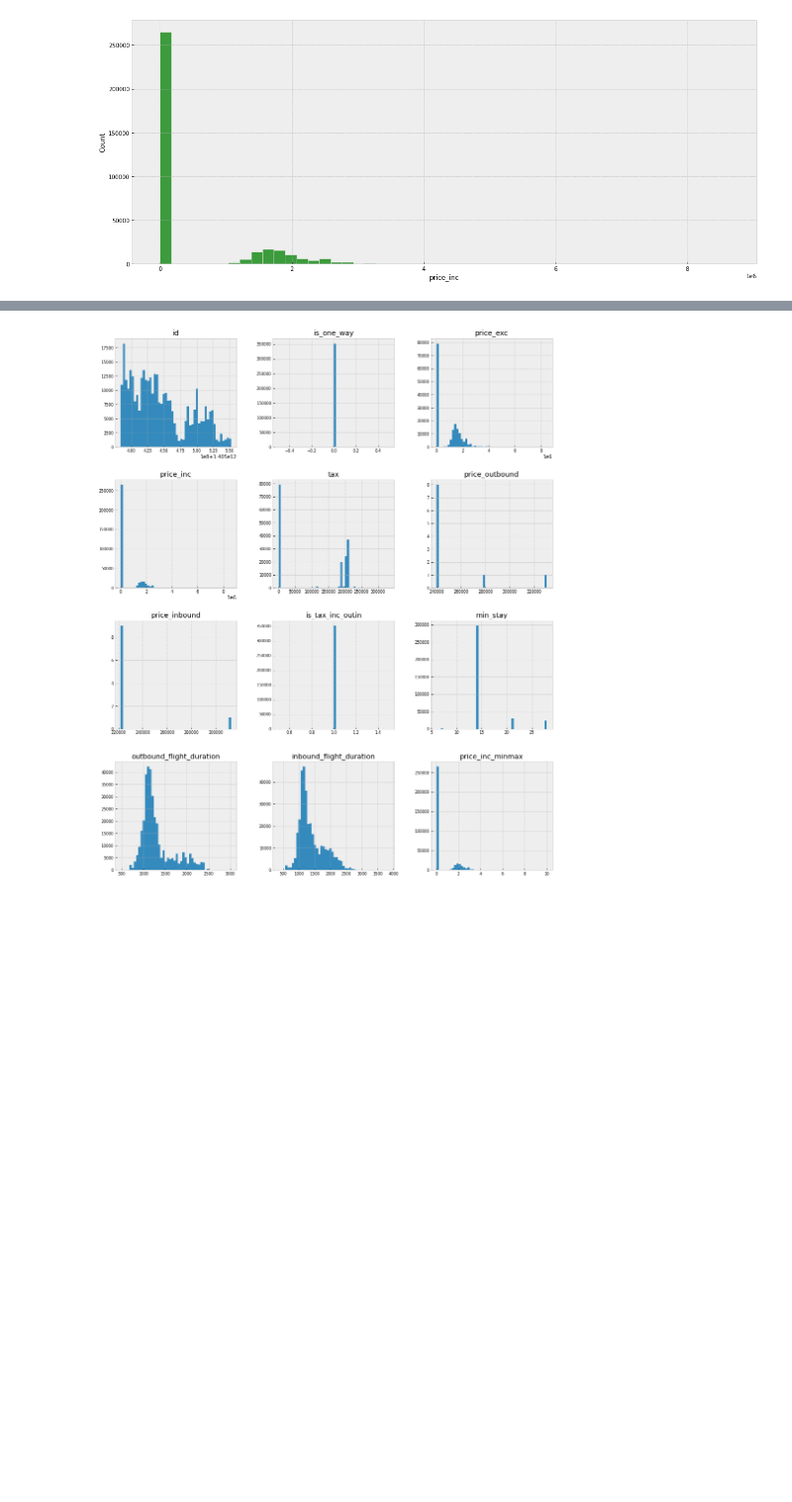
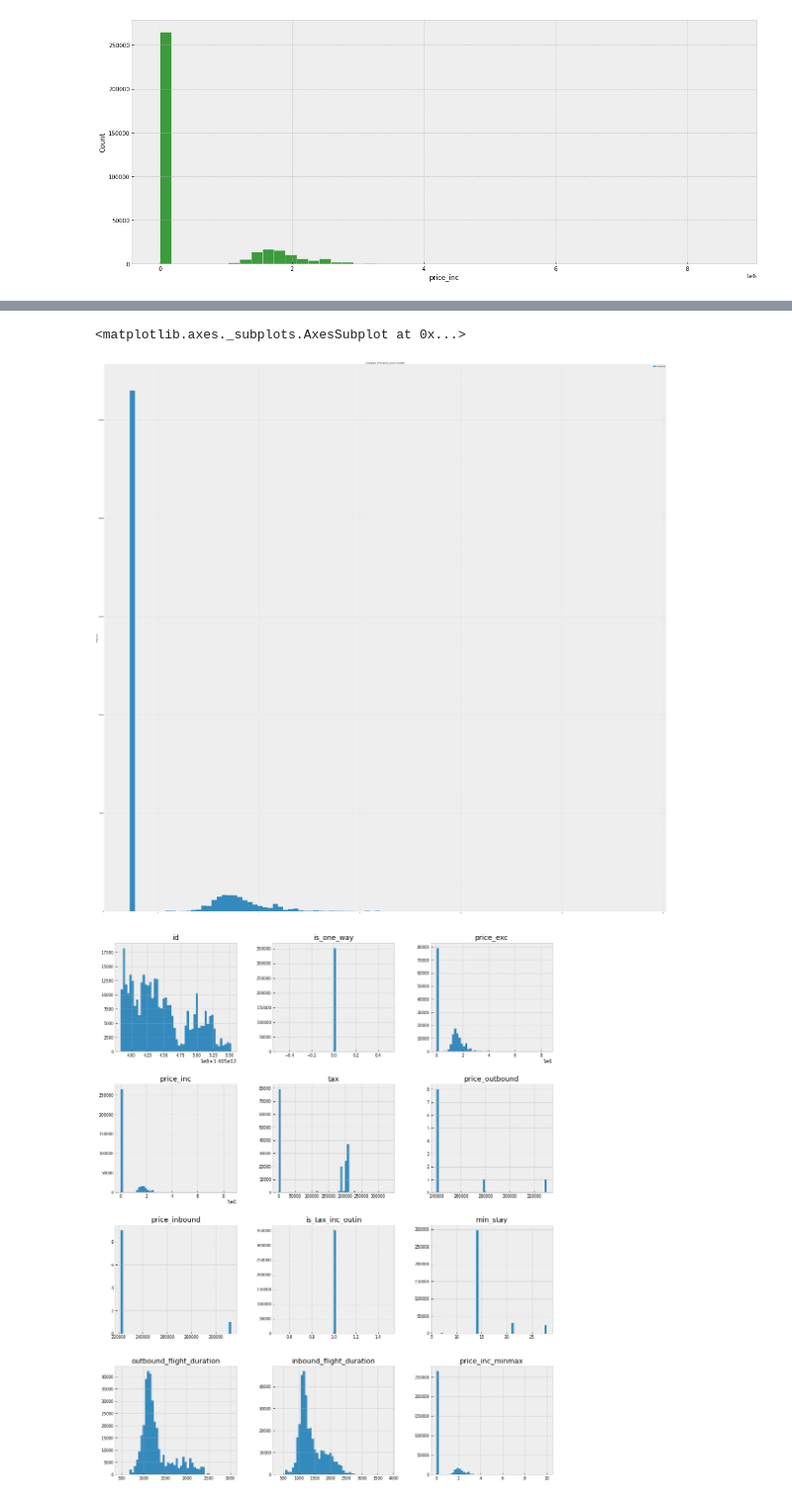
Before and after one commit to junheeyoon/alps, a Jupyter notebook: infare_eda.ipynb, the cells around one changed output, grey strips where cells are left out. Shown at 99% size. Saved outputs shown, nothing was run; the diff lists cells and outputs as text; code cells hidden in the pictures; blank space fills up the shorter version.

```diff
--- a/infare_eda.ipynb
+++ b/infare_eda.ipynb
@@ -216,0 +229,13 @@ sns.histplot(df_all['price_inc'], color='g', bins=50);
+# %%
+#Age NaN 값 제거
+import numpy as np
+price_remove_nan = np.array(df_all['price_inc'])
+import scipy.stats as ss
+
+#zscore 값 출력
+price_zscore = ss.zscore(price_remove_nan)
+price_zscore
+
+#np_array -> DataFrame 변환(표)
+df_zscore = pd.DataFrame(price_zscore, columns=['PriceZscore'])
+df_zscore
@@ -217,3 +256,12 @@ sns.histplot(df_all['price_inc'], color='g', bins=50);
+# %%
+#plot 형식으로 출력
+df_zscore.plot.hist(
+  bins = 100,
+  title = "Histogram of the price_zscore variable"
+)
+# %% [output]
+<matplotlib.axes._subplots.AxesSubplot at 0x...>
+[figure, added]
 # %%
 df_num = df_all.select_dtypes(include = ['float64', 'int64'])
 df_num.hist(figsize=(16, 20), bins=50, xlabelsize=8, ylabelsize=8);
```
Also changed, not shown: parts of 5 cells of this notebook.
